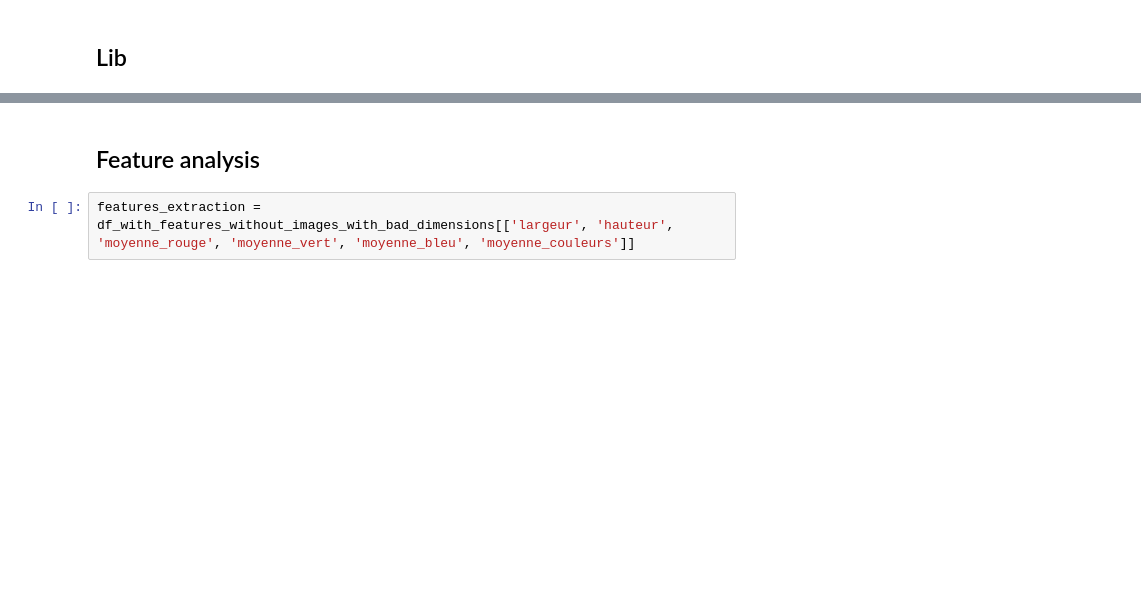
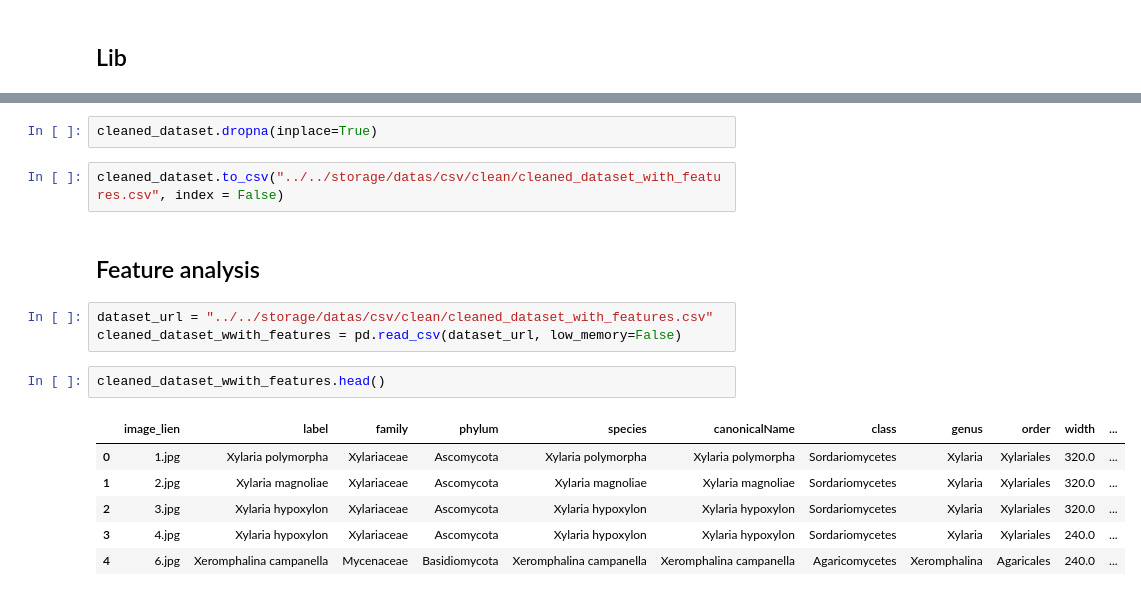
Before and after one commit to guillaumepot/mushroom_datascience, a Jupyter notebook: src/notebooks/3-imgs_analysis.ipynb, the cells around one changed output, grey strips where cells are left out. Saved outputs shown, nothing was run; the diff lists cells and outputs as text; blank space fills up the shorter version.

```diff
--- a/src/notebooks/3-imgs_analysis.ipynb
+++ b/src/notebooks/3-imgs_analysis.ipynb
@@ -43,5 +101,19 @@ randomImg(df=df_img_url,
+# %%
+cleaned_dataset.dropna(inplace=True)
+# %%
+cleaned_dataset.to_csv("../../storage/datas/csv/clean/cleaned_dataset_with_features.csv", index = False)
 # %% [markdown]
 ## Feature analysis
-# %%
-features_extraction = df_with_features_without_images_with_bad_dimensions[['largeur', 'hauteur', 'moyenne_rouge', 'moyenne_vert', 'moyenne_bleu', 'moyenne_couleurs']]
+# %%
+dataset_url = "../../storage/datas/csv/clean/cleaned_dataset_with_features.csv"
+cleaned_dataset_wwith_features = pd.read_csv(dataset_url, low_memory=False)
+# %%
+cleaned_dataset_wwith_features.head()
+# %% [output]
+|  | image_lien | label | family | phylum | species | canonicalName | class | genus | order | width | ... |
+| 0 | 1.jpg | Xylaria polymorpha | Xylariaceae | Ascomycota | Xylaria polymorpha | Xylaria polymorpha | Sordariomycetes | Xylaria | Xylariales | 320.0 | ... |
+| 1 | 2.jpg | Xylaria magnoliae | Xylariaceae | Ascomycota | Xylaria magnoliae | Xylaria magnoliae | Sordariomycetes | Xylaria | Xylariales | 320.0 | ... |
+| 2 | 3.jpg | Xylaria hypoxylon | Xylariaceae | Ascomycota | Xylaria hypoxylon | Xylaria hypoxylon | Sordariomycetes | Xylaria | Xylariales | 320.0 | ... |
+| 3 | 4.jpg | Xylaria hypoxylon | Xylariaceae | Ascomycota | Xylaria hypoxylon | Xylaria hypoxylon | Sordariomycetes | Xylaria | Xylariales | 240.0 | ... |
+| 4 | 6.jpg | Xeromphalina campanella | Mycenaceae | Basidiomycota | Xeromphalina campanella | Xeromphalina campanella | Agaricomycetes | Xeromphalina | Agaricales | 240.0 | ... |
 # %%
```
Also changed, not shown: parts of 16 cells of this notebook, 5 other files.
